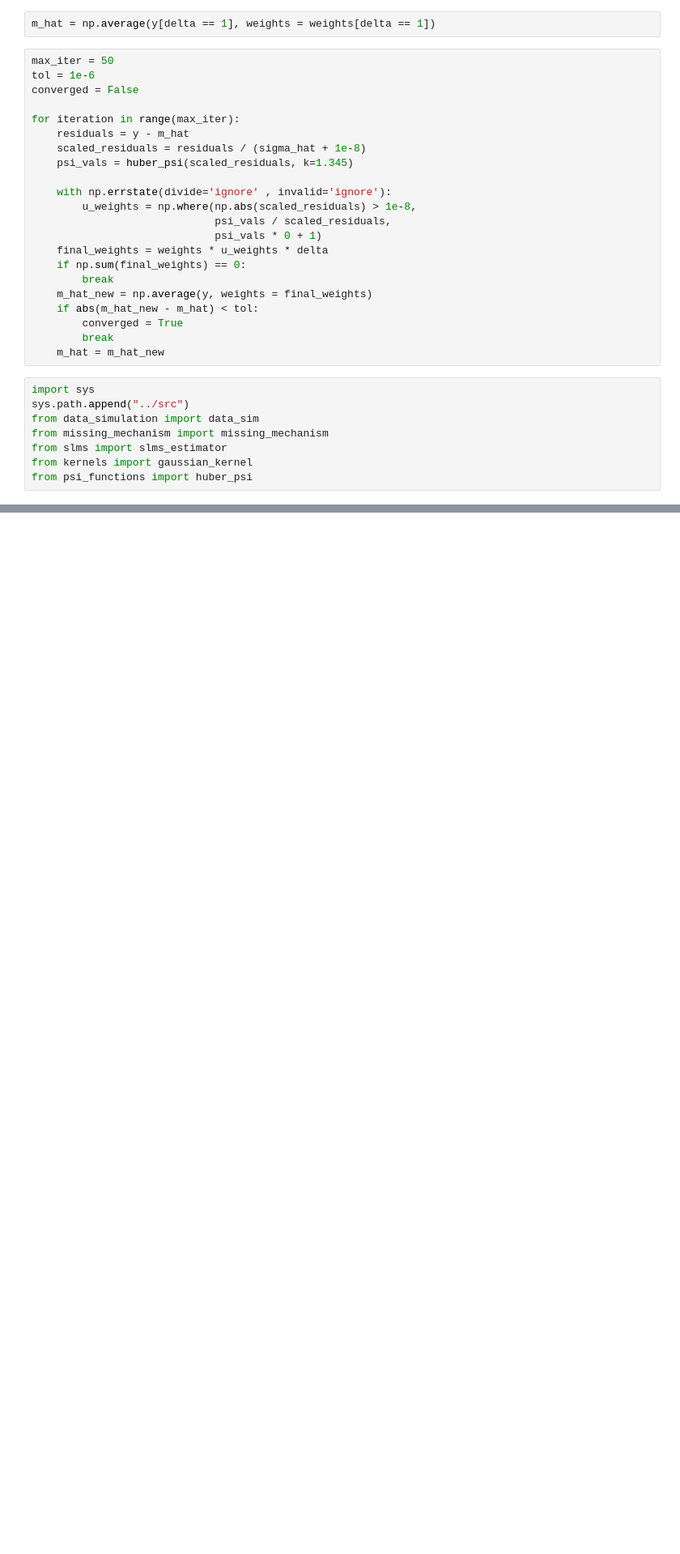
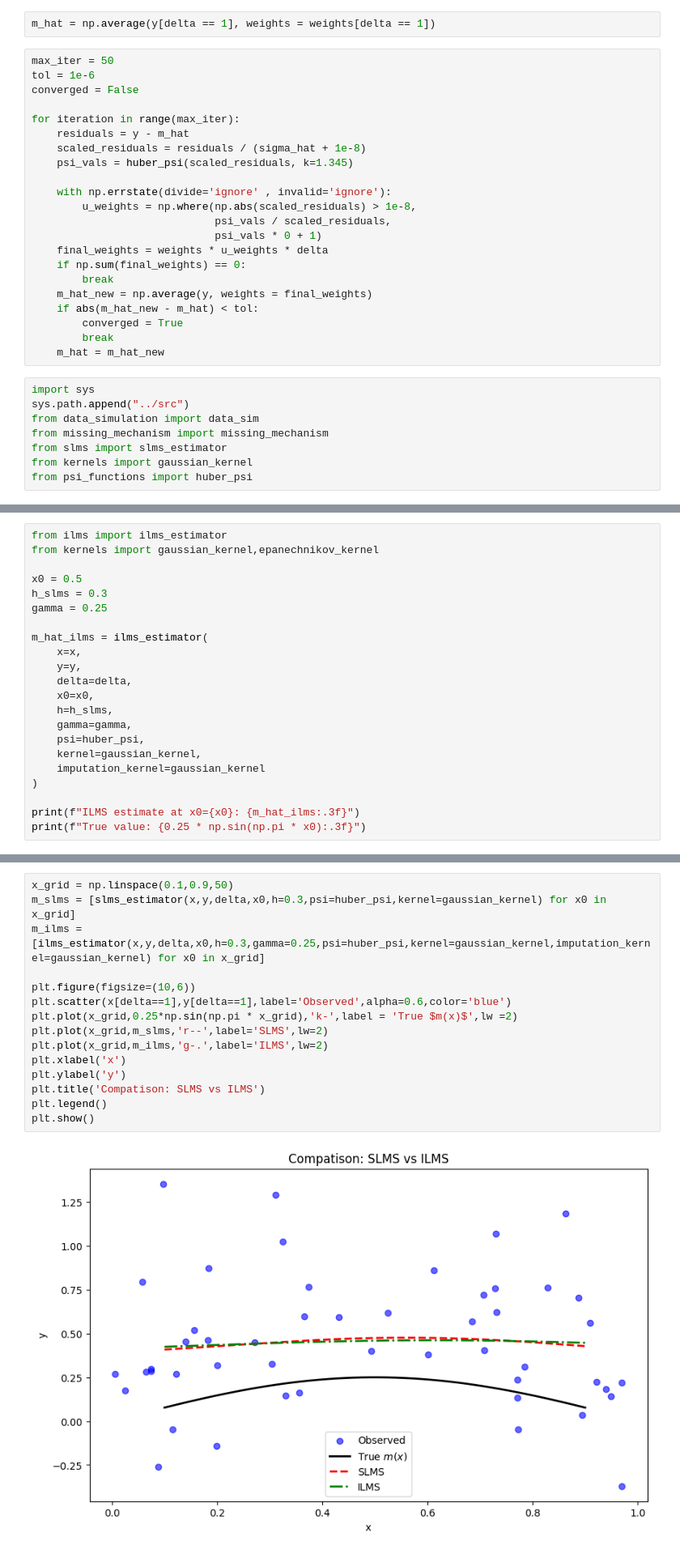
Before and after one commit to Affane21/Robust-nonparametric-estimation-of-regression-for-missing-data, a Jupyter notebook: notebooks/full_simulation.ipynb, the cells around one changed output, grey strips where cells are left out. Shown: that part at 81% size. Cells and saved outputs as stored; diff of their text form; blank space fills up the shorter version.

Commit message:
Add ILMS estimator: imputation + second smoothing

```diff
--- a/notebooks/full_simulation.ipynb
+++ b/notebooks/full_simulation.ipynb
@@ -199,0 +202,22 @@ plt.show()
+# %%
+from ilms import ilms_estimator
+from kernels import gaussian_kernel,epanechnikov_kernel
+
+x0 = 0.5
+h_slms = 0.3
+gamma = 0.25
+
+m_hat_ilms = ilms_estimator(
+    x=x,
+    y=y,
+    delta=delta,
+    x0=x0,
+    h=h_slms,
+    gamma=gamma,
+    psi=huber_psi,
+    kernel=gaussian_kernel,
+    imputation_kernel=gaussian_kernel
+)
+
+print(f"ILMS estimate at x0={x0}: {m_hat_ilms:.3f}")
+print(f"True value: {0.25 * np.sin(np.pi * x0):.3f}")
@@ -199,0 +227,17 @@ plt.show()
+# %%
+x_grid = np.linspace(0.1,0.9,50)
+m_slms = [slms_estimator(x,y,delta,x0,h=0.3,psi=huber_psi,kernel=gaussian_kernel) for x0 in x_grid]
+m_ilms = [ilms_estimator(x,y,delta,x0,h=0.3,gamma=0.25,psi=huber_psi,kernel=gaussian_kernel,imputation_kernel=gaussian_kernel) for x0 in x_grid]
+
+plt.figure(figsize=(10,6))
+plt.scatter(x[delta==1],y[delta==1],label='Observed',alpha=0.6,color='blue')
+plt.plot(x_grid,0.25*np.sin(np.pi * x_grid),'k-',label = 'True $m(x)$',lw =2)
+plt.plot(x_grid,m_slms,'r--',label='SLMS',lw=2)
+plt.plot(x_grid,m_ilms,'g-.',label='ILMS',lw=2)
+plt.xlabel('x')
+plt.ylabel('y')
+plt.title('Compatison: SLMS vs ILMS')
+plt.legend()
+plt.show()
+# %% [output]
+[figure, added]
```
Also changed, not shown: parts of 3 cells of this notebook, 1 other file.
